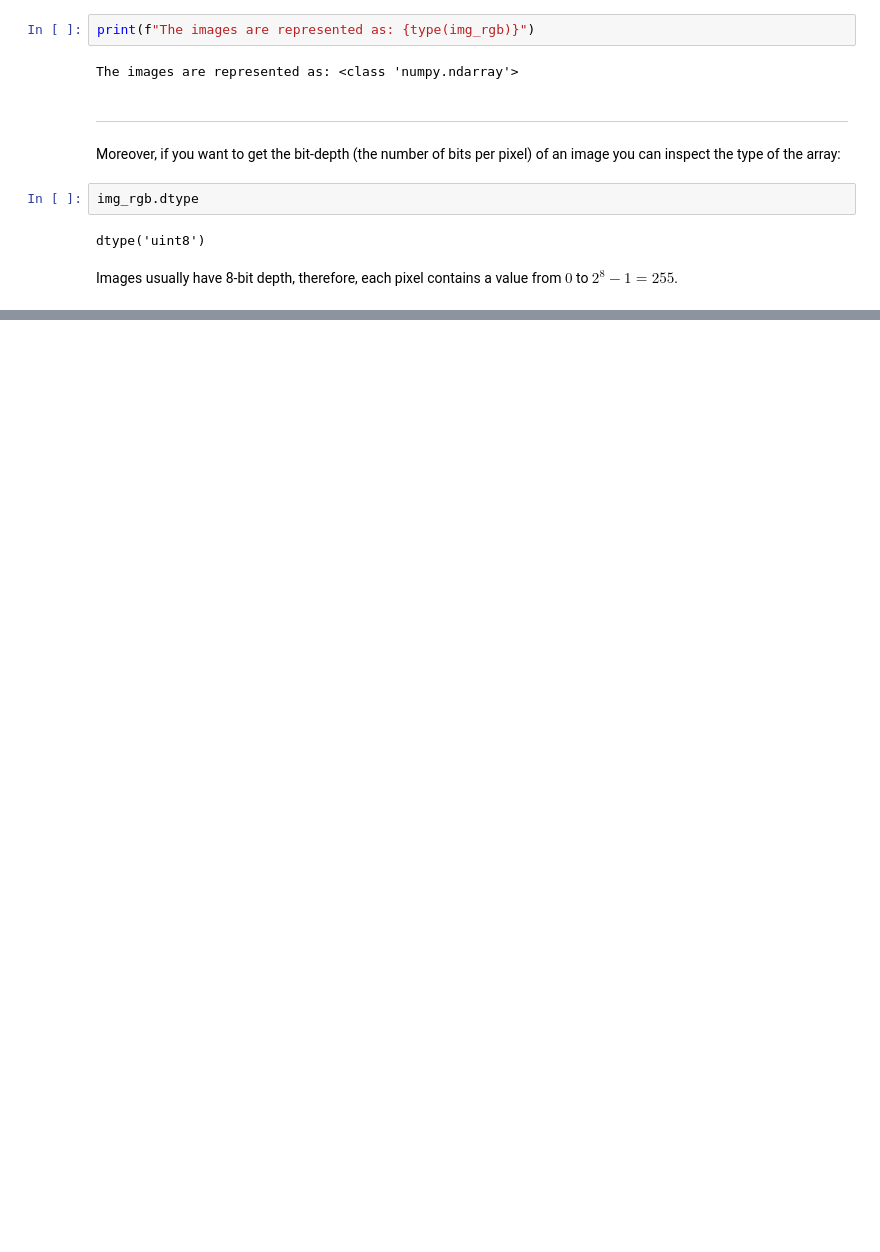
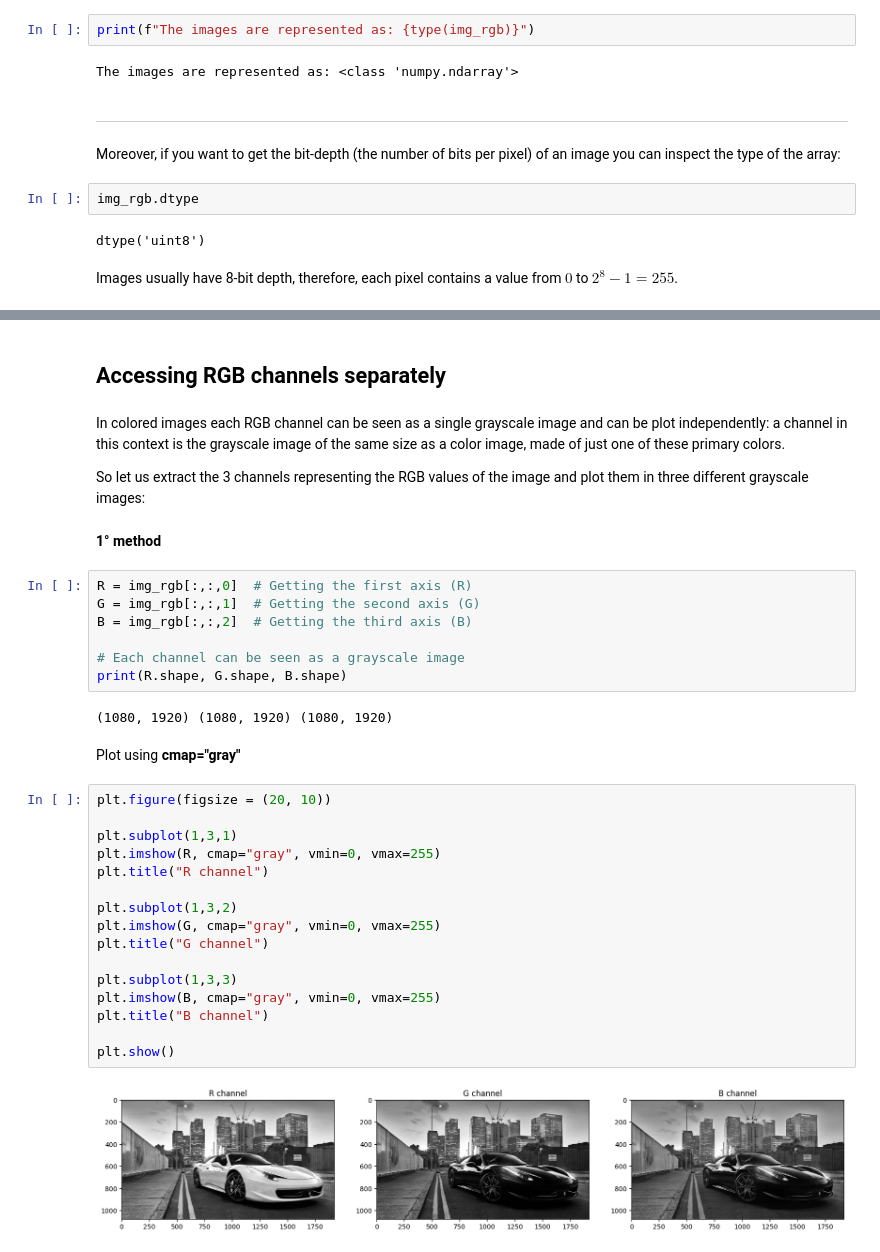
Before and after one commit to LorenzoSansone/Computer-Vision-and-Image-Processing-fundamentals, a Jupyter notebook: 00-analyze-image/Intro_images.ipynb, the cells around one changed output, grey strips where cells are left out. Cells and saved outputs as stored; diff of their text form; blank space fills up the shorter version.

Commit message:
pixel and channel rgb exploration

```diff
--- a/00-analyze-image/Intro_images.ipynb
+++ b/00-analyze-image/Intro_images.ipynb
@@ -154,0 +195,37 @@ Images usually have 8-bit depth, therefore, each pixel contains a value from $0$
+# %% [markdown]
+## Accessing RGB channels separately
+# %% [markdown]
+In colored images each RGB channel can be seen as a single grayscale image and can be plot independently: a channel in this context is the grayscale image of the same size as a color image, made of just one of these primary colors.
+
+So let us extract the 3 channels representing the RGB values of the image and plot them in three different grayscale images:
+# %% [markdown]
+**1° method**
+# %%
+R = img_rgb[:,:,0]  # Getting the first axis (R)
+G = img_rgb[:,:,1]  # Getting the second axis (G)
+B = img_rgb[:,:,2]  # Getting the third axis (B)
+
+# Each channel can be seen as a grayscale image
+print(R.shape, G.shape, B.shape)
+# %% [output]
+(1080, 1920) (1080, 1920) (1080, 1920)
+# %% [markdown]
+Plot using **cmap="gray"**
+# %%
+plt.figure(figsize = (20, 10))
+
+plt.subplot(1,3,1)
+plt.imshow(R, cmap="gray", vmin=0, vmax=255)
+plt.title("R channel")
+
+plt.subplot(1,3,2)
+plt.imshow(G, cmap="gray", vmin=0, vmax=255)
+plt.title("G channel")
+
+plt.subplot(1,3,3)
+plt.imshow(B, cmap="gray", vmin=0, vmax=255)
+plt.title("B channel")
+
+plt.show()
+# %% [output]
+[figure, added]
```
Also changed, not shown: parts of 12 cells of this notebook.
